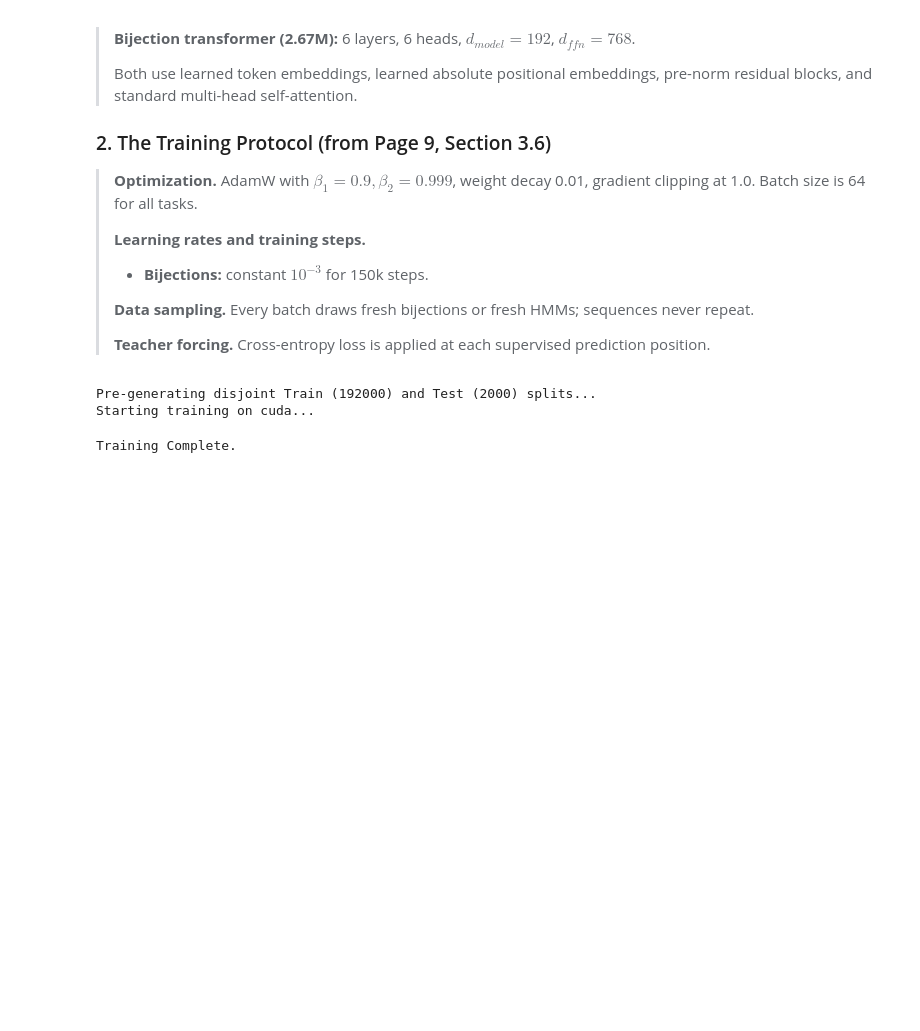
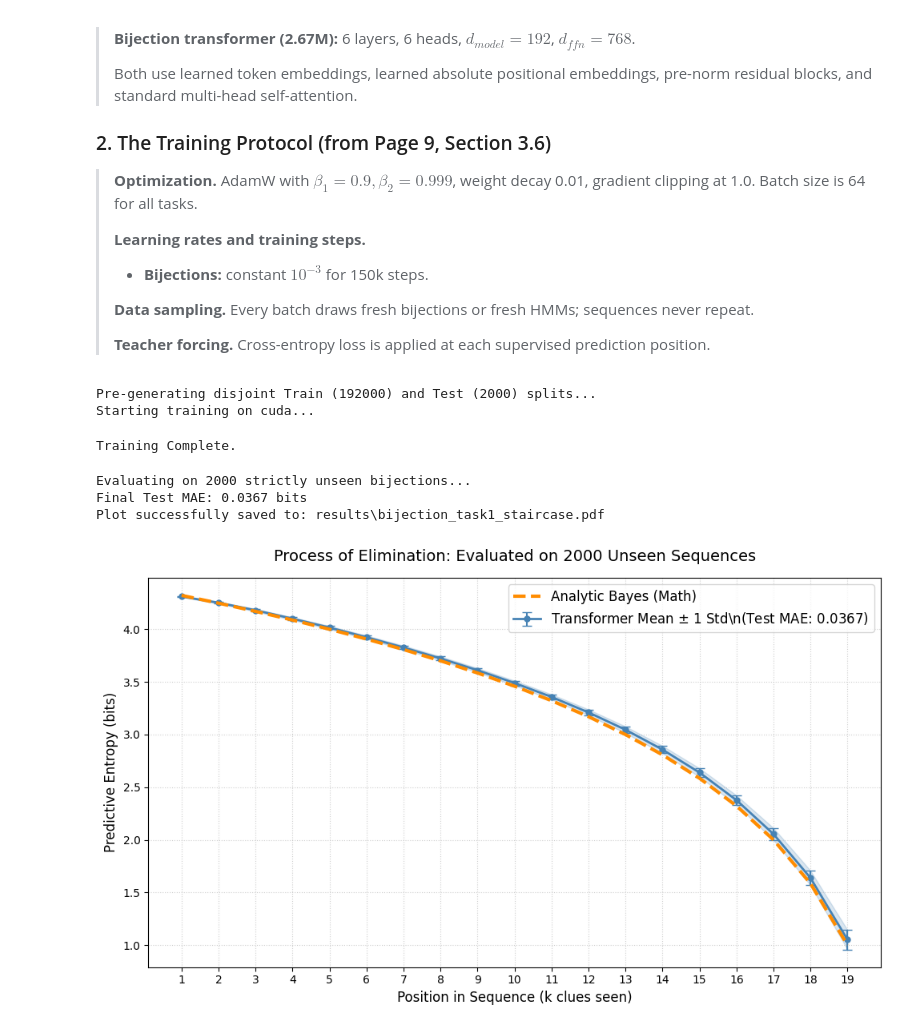
Before and after one commit to amirh0ss3in/ATProject, a Jupyter notebook: main.ipynb, the cells around one changed output. Saved outputs shown, nothing was run; the diff lists cells and outputs as text; code cells hidden in the pictures; blank space fills up the shorter version.

Commit message:
bijection more analysis - 1

```diff
--- a/main.ipynb
+++ b/main.ipynb
@@ -224,3 +224,81 @@ print("Training Complete.")
 Pre-generating disjoint Train (192000) and Test (2000) splits...
 Starting training on cuda...
 Training Complete.
+# %%
+import os
+import matplotlib.pyplot as plt
+
+# --- 1. EVALUATION (Full Test Set) ---
+print(f"Evaluating on {len(test_dataset)} strictly unseen bijections...")
+
+test_loader = DataLoader(test_dataset, batch_size=BATCH_SIZE, num_workers=0)
+
+model.eval()
+total_mae = 0.0
+all_predictions = []
+
+with torch.no_grad():
+    for batch in test_loader:
+        inputs = batch['input_ids'].to(DEVICE)
+        ideal_staircase = batch['staircase'].to(DEVICE)
+
+        logits = model(inputs)
+        model_entropy = get_predictive_entropy(logits[:, Y_POSITIONS, :])
+
+        batch_mae = torch.abs(model_entropy - ideal_staircase).mean().item()
+        total_mae += batch_mae * inputs.size(0)
+
+        all_predictions.append(model_entropy.cpu())
+
+all_predictions_tensor = torch.cat(all_predictions, dim=0)
+
+mean_entropy = all_predictions_tensor.mean(dim=0).numpy()
+std_entropy = all_predictions_tensor.std(dim=0).numpy()
+
+final_mae = total_mae / len(test_dataset)
+print(f"Final Test MAE: {final_mae:.4f} bits")
+
+# --- 2. PLOT THE STATISTICAL STAIRCASE ---
+ideal_staircase_np = test_dataset[0]['staircase'].numpy()
+k_steps = np.arange(1, len(ideal_staircase_np) + 1)
+
+plt.figure(figsize=(10, 6))
+
+plt.plot(k_steps, ideal_staircase_np,
+         label="Analytic Bayes (Math)",
+         color='darkorange', linestyle='--', linewidth=3, zorder=3)
+
+plt.errorbar(k_steps, mean_entropy, yerr=std_entropy,
+             label=fr"Transformer Mean $\pm$ 1 Std\n(Test MAE: {final_mae:.4f})",
+             color='steelblue', marker='o', linewidth=2, markersize=5,
+             capsize=4, elinewidth=1.5, zorder=2)
+
+plt.fill_between(k_steps, mean_entropy - std_entropy, mean_entropy + std_entropy,
+                 color='steelblue', alpha=0.2, zorder=1)
+
+plt.title(f"Process of Elimination: Evaluated on {len(test_dataset)} Unseen Sequences", fontsize=14, pad=15)
+plt.xlabel("Position in Sequence (k clues seen)", fontsize=12)
+plt.ylabel("Predictive Entropy (bits)", fontsize=12)
+plt.xticks(k_steps)
+plt.grid(True, linestyle=':', alpha=0.6)
+plt.legend(fontsize=12)
+
+plt.tight_layout()
+
+# --- 3. SAVE THE PLOT ---
+# Create the results directory if it doesn't exist
+output_dir = "results"
+os.makedirs(output_dir, exist_ok=True)
+
+# Save as PDF
+file_path = os.path.join(output_dir, "bijection_task1_staircase.pdf")
+plt.savefig(file_path, format='pdf', bbox_inches='tight')
+print(f"Plot successfully saved to: {file_path}")
+
+# Display the plot in the notebook
+plt.show()
+# %% [output]
+Evaluating on 2000 strictly unseen bijections...
+Final Test MAE: 0.0367 bits
+Plot successfully saved to: results\bijection_task1_staircase.pdf
+[figure, added]
```
Also changed, not shown: parts of 1 cell of this notebook.
